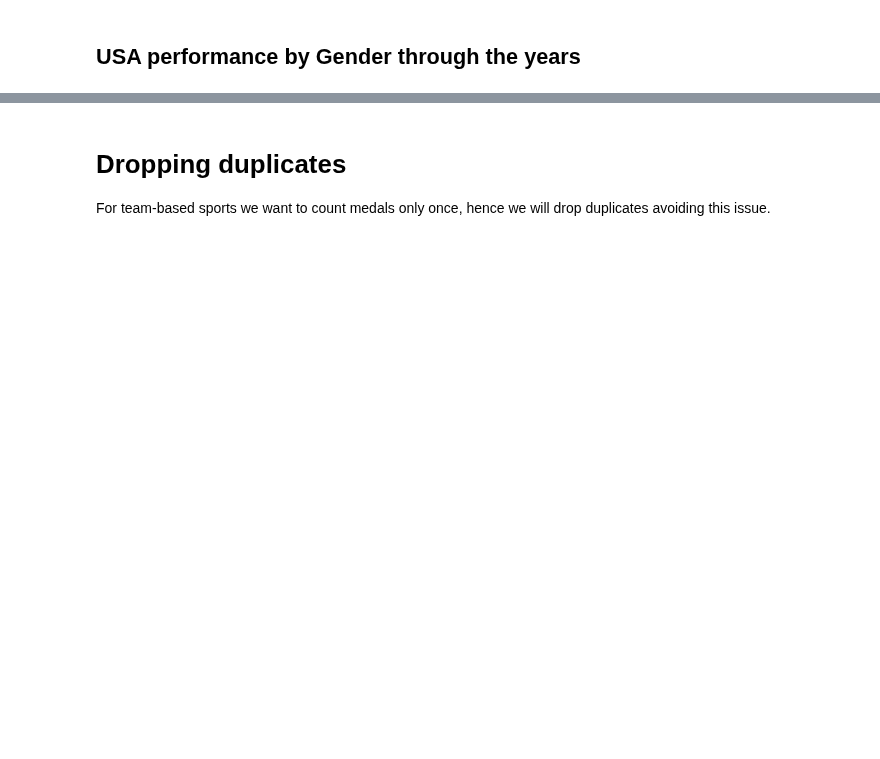
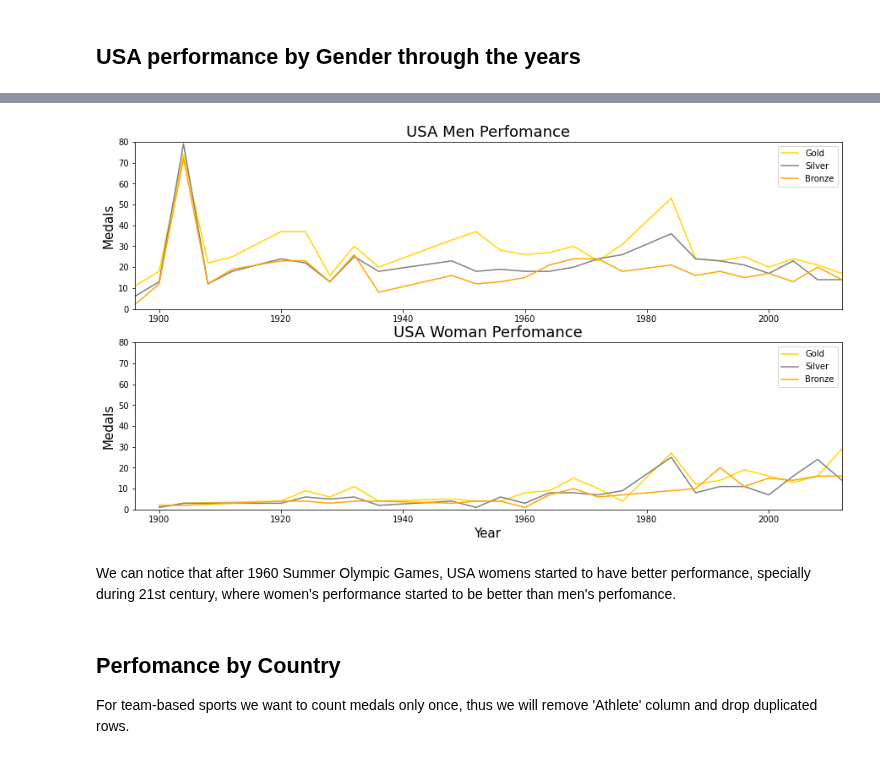
Before and after one commit to FelipeBuongermino/olympic-sports-medals, a Jupyter notebook: Olympic-analysis.ipynb, the cells around one changed output, grey strips where cells are left out. Saved outputs shown, nothing was run; the diff lists cells and outputs as text; code cells hidden in the pictures; blank space fills up the shorter version.

```diff
--- a/Olympic-analysis.ipynb
+++ b/Olympic-analysis.ipynb
@@ -218,7 +262,51 @@ df_by_discipline.sort_values(by='Medal', ascending=False).head(20)
+# %%
+# Female Filtering
+df_USA_female = df_summer[(df_summer['Country'] == 'USA') & (df_summer['Gender'] == 'Women')]
+df_USA_female = df_USA_female[["Year", "Sport", "Country", "Gender", "Event", "Medal"]].drop_duplicates()
+
+# Filtering to female gold medals only
+df_USA_female_gold = df_USA_female[df_USA_female['Medal'] == 'Gold']
+df_USA_female_gold = df_USA_female_gold.groupby('Year', as_index=False)['Medal'].count()
+
+# Filtering to female silver medals only
+df_USA_female_silver = df_USA_female[df_USA_female['Medal'] == 'Silver']
+df_USA_female_silver = df_USA_female_silver.groupby('Year', as_index=False)['Medal'].count()
+
+# Filtering to female bronze medals only
+df_USA_female_bronze = df_USA_female[df_USA_female['Medal'] == 'Bronze']
+df_USA_female_bronze = df_USA_female_bronze.groupby('Year', as_index=False)['Medal'].count()
+# %%
+plt.figure(figsize = (15,8))
+
+plt.subplot(2,1,1)
+plt.plot(df_USA_male_gold['Year'], df_USA_male_gold['Medal'], color = 'gold')
+plt.plot(df_USA_male_silver['Year'], df_USA_male_silver['Medal'], color = 'gray')
+plt.plot(df_USA_male_bronze['Year'], df_USA_male_bronze['Medal'], color = 'orange')
+plt.legend(["Gold", "Silver", "Bronze"])
+plt.ylabel('Medals', fontdict={'fontsize': 15})
+plt.title('USA Men Perfomance', fontdict={'fontsize': 18})
+plt.ylim([0,80])
+plt.xlim([1896,2012])
+
+plt.subplot(2,1,2)
+plt.plot(df_USA_female_gold['Year'], df_USA_female_gold['Medal'], color = 'gold')
+plt.plot(df_USA_female_silver['Year'], df_USA_female_silver['Medal'], color = 'gray')
+plt.plot(df_USA_female_bronze['Year'], df_USA_female_bronze['Medal'], color = 'orange')
+plt.legend(["Gold", "Silver", "Bronze"])
+plt.xlabel('Year', fontdict={'fontsize': 15})
+plt.ylabel('Medals', fontdict={'fontsize': 15})
+plt.title('USA Woman Perfomance', fontdict={'fontsize': 18})
+plt.ylim([0,80])
+plt.xlim([1896,2012])
+plt.show()
+# %% [output]
+[figure, added]
+# %% [markdown]
+We can notice that after 1960 Summer Olympic Games, USA womens started to have better performance, specially during 21st century, where women's performance started to be better than men's perfomance.
 # %% [markdown]
-# Dropping duplicates
+## Perfomance by Country
 
-For team-based sports we want to count medals only once, hence we will drop duplicates avoiding this issue.
+For team-based sports we want to count medals only once, thus we will remove 'Athlete' column and drop duplicated rows.
 # %%
 df_summer_nathle = df_summer[["Year", "Sport", "Country", "Gender", "Event", "Medal"]].drop_duplicates()
 df_summer_nathle
```
Also changed, not shown: parts of 28 cells of this notebook.
